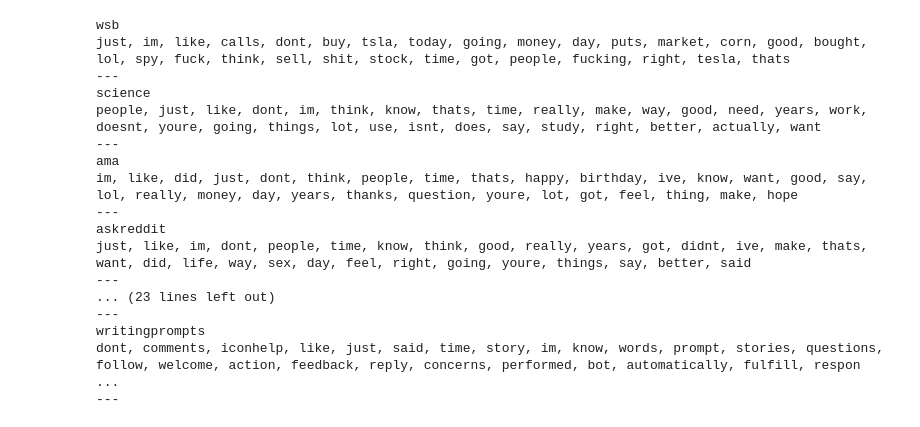
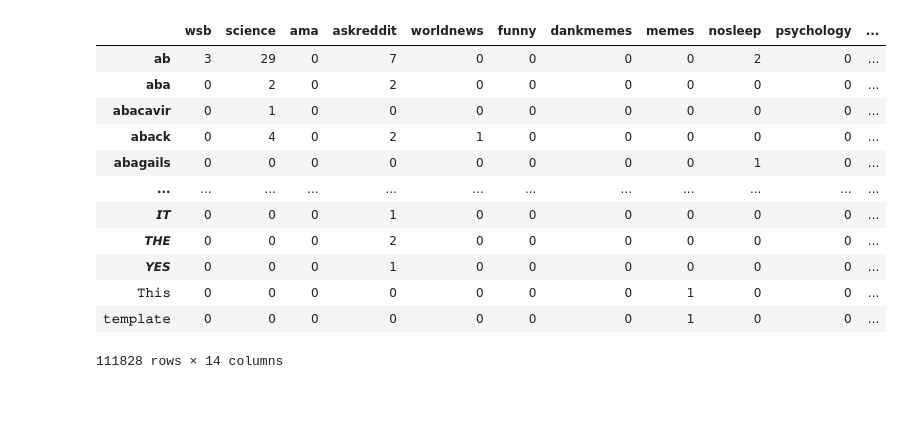
Before and after one commit to nhorton04/Reddit_Comments, a Jupyter notebook: Count_Vectorize.ipynb, the cells around one changed output. Cells and saved outputs as stored; diff of their text form; code cells hidden in the pictures; blank space fills up the shorter version.

```diff
--- a/Count_Vectorize.ipynb
+++ b/Count_Vectorize.ipynb
@@ -62,27 +40,29 @@ top_dict_cv
-# %%
-# Print the top 15 words in each subreddit
-for subreddit, top_words in top_dict_cv.items():
-    print(subreddit)
-    print(', '.join([word for word, count in top_words[0:30]]))
-    print('---')
-# %% [output]
-wsb
-just, im, like, calls, dont, buy, tsla, today, going, money, day, puts, market, corn, good, bought, lol, spy, fuck, think, sell, shit, stock, time, got, people, fucking, right, tesla, thats
----
-science
-people, just, like, dont, im, think, know, thats, time, really, make, way, good, need, years, work, doesnt, youre, going, things, lot, use, isnt, does, say, study, right, better, actually, want
----
-ama
-im, like, did, just, dont, think, people, time, thats, happy, birthday, ive, know, want, good, say, lol, really, money, day, years, thanks, question, youre, lot, got, feel, thing, make, hope
----
-askreddit
-just, like, im, dont, people, time, know, think, good, really, years, got, didnt, ive, make, thats, want, did, life, way, sex, day, feel, right, going, youre, things, say, better, said
----
-... (23 lines left out)
----
-writingprompts
-dont, comments, iconhelp, like, just, said, time, story, im, know, words, prompt, stories, questions, follow, welcome, action, feedback, reply, concerns, performed, bot, automatically, fulfill, respon ...
----
+# %%
+for i, row in enumerate(data_cv['index']):
+    candidate = re.match('a{2,}', str(row))
+    if candidate != None:
+        data_cv.drop(row, inplace=True)
+    if row == 'ababababba':
+        data_cv.drop(row, inplace=True)
+    if row == 'wa':
+        data_cv.drop(row, inplace=True)
+    if row == 'ha':
+        data_cv.drop(row, inplace=True)
+data_cv
+# %% [output]
+|  | wsb | science | ama | askreddit | worldnews | funny | dankmemes | memes | nosleep | psychology | ... |
+| ab | 3 | 29 | 0 | 7 | 0 | 0 | 0 | 0 | 2 | 0 | ... |
+| aba | 0 | 2 | 0 | 2 | 0 | 0 | 0 | 0 | 0 | 0 | ... |
+| abacavir | 0 | 1 | 0 | 0 | 0 | 0 | 0 | 0 | 0 | 0 | ... |
+| aback | 0 | 4 | 0 | 2 | 1 | 0 | 0 | 0 | 0 | 0 | ... |
+| abagails | 0 | 0 | 0 | 0 | 0 | 0 | 0 | 0 | 1 | 0 | ... |
+| ... | ... | ... | ... | ... | ... | ... | ... | ... | ... | ... | ... |
+| 𝙄𝙏 | 0 | 0 | 0 | 1 | 0 | 0 | 0 | 0 | 0 | 0 | ... |
+| 𝙏𝙃𝙀 | 0 | 0 | 0 | 2 | 0 | 0 | 0 | 0 | 0 | 0 | ... |
+| 𝙔𝙀𝙎 | 0 | 0 | 0 | 1 | 0 | 0 | 0 | 0 | 0 | 0 | ... |
+| 𝚃𝚑𝚒𝚜 | 0 | 0 | 0 | 0 | 0 | 0 | 0 | 1 | 0 | 0 | ... |
+| 𝚝𝚎𝚖𝚙𝚕𝚊𝚝𝚎 | 0 | 0 | 0 | 0 | 0 | 0 | 0 | 1 | 0 | 0 | ... |
+111828 rows × 14 columns
 # %%
 import matplotlib.pyplot as plt
 
```
Also changed, not shown: parts of 7 cells of this notebook, 3 other files.
